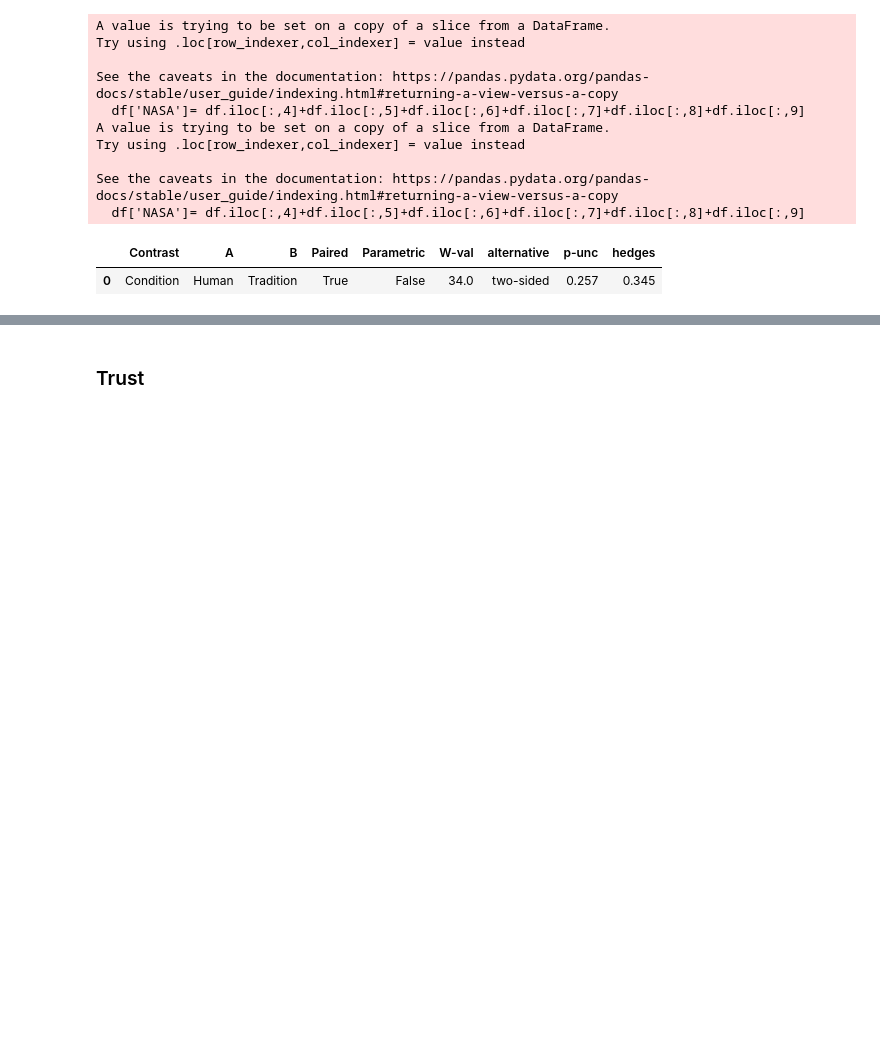
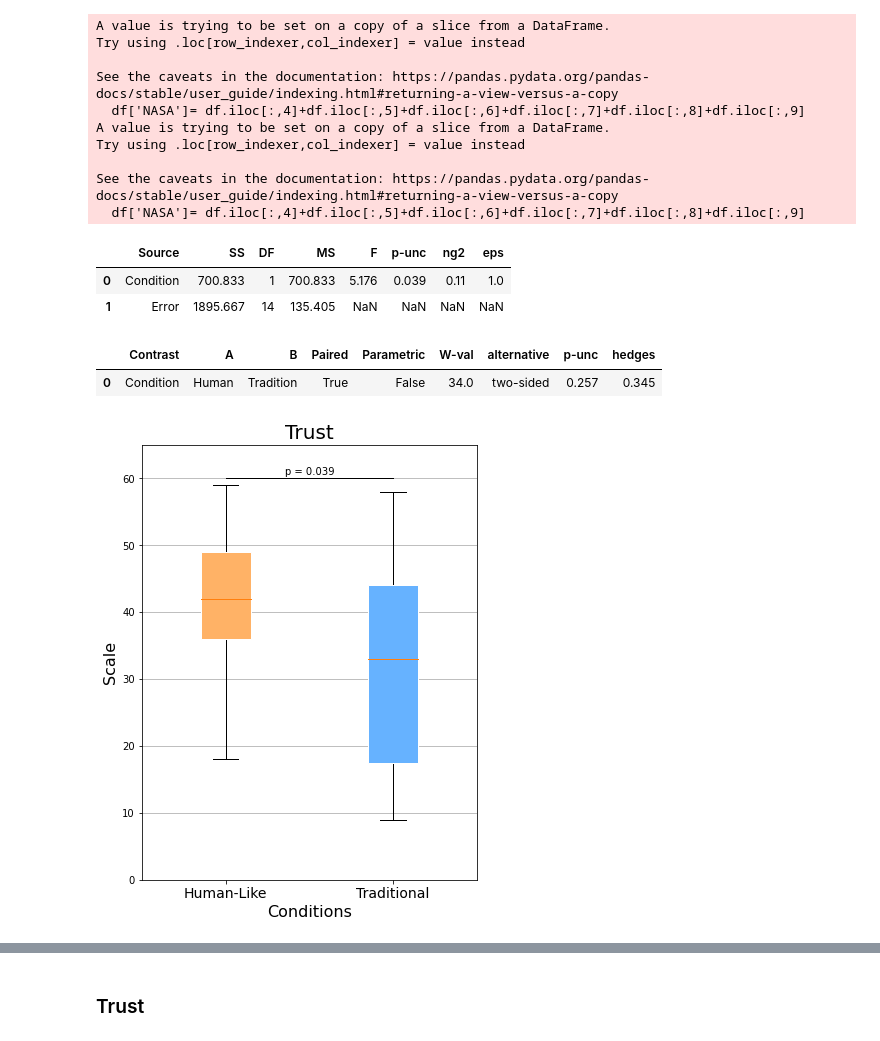
Before and after one commit to siqiyaoyao/HumanLikeIK, a Jupyter notebook: Survey.ipynb, the cells around one changed output, grey strips where cells are left out. Saved outputs shown, nothing was run; the diff lists cells and outputs as text; code cells hidden in the pictures; blank space fills up the shorter version.

```diff
--- a/Survey.ipynb
+++ b/Survey.ipynb
@@ -167,12 +224,34 @@ Try using .loc[row_indexer,col_indexer] = value instead
 
 See the caveats in the documentation: https://pandas.pydata.org/pandas-docs/stable/user_guide/indexing.html#returning-a-view-versus-a-copy
   df['NASA']= df.iloc[:,4]+df.iloc[:,5]+df.iloc[:,6]+df.iloc[:,7]+df.iloc[:,8]+df.iloc[:,9]
+# %%
+pg.rm_anova(dv='Score', within='Condition',
+                  subject='Subject', data=df_tt_all, detailed=True,
+                  effsize="ng2").round(3)
+# %% [output]
+|  | Source | SS | DF | MS | F | p-unc | ng2 | eps |
+| 0 | Condition | 700.833 | 1 | 700.833 | 5.176 | 0.039 | 0.11 | 1.0 |
+| 1 | Error | 1895.667 | 14 | 135.405 | NaN | NaN | NaN | NaN |
 # %%
 pg.pairwise_ttests(dv='Score', within='Condition', subject='Subject',
                    data=df_tt_all, parametric=False).round(3)
 # %% [output]
 |  | Contrast | A | B | Paired | Parametric | W-val | alternative | p-unc | hedges |
 | 0 | Condition | Human | Tradition | True | False | 34.0 | two-sided | 0.257 | 0.345 |
+# %%
+TwoGroupBoxPlot(human,traditional,
+t = 'Trust',
+yt ="Scale",
+figsize=(6,8),
+ymax =65,ymin=0,
+s4 ='p = 0.039', # h-a
+ll=3,
+s_tx_h=0.2,
+seg =2,
+Hmax=60
+)
+# %% [output]
+[figure, added]
 # %%
 
 ThreeGroupBoxPlot(human,traditional,
```
Also changed, not shown: parts of 4 cells of this notebook, 9 other files.
